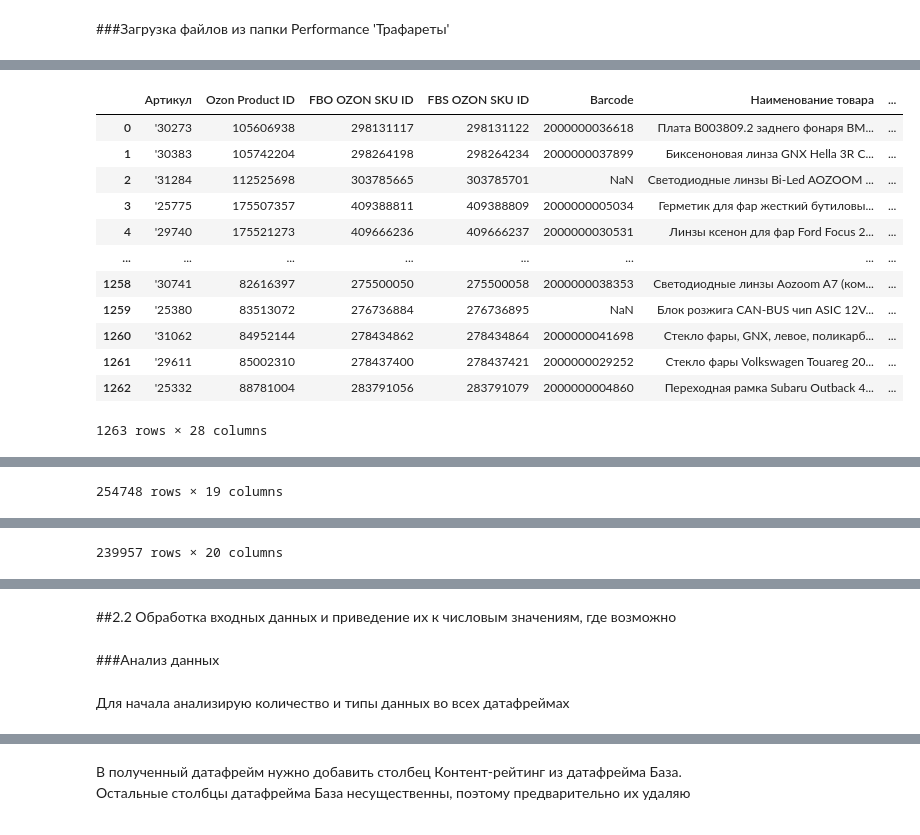
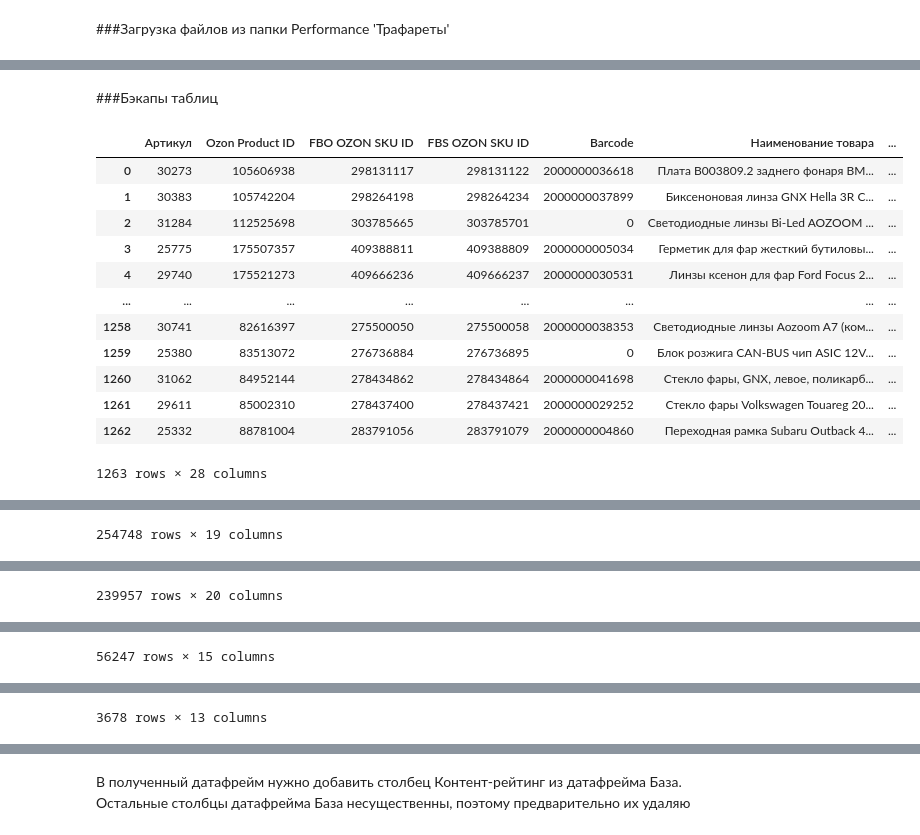
Before and after one commit to Untick/Marketplaces, a Jupyter notebook: Domoscanova Irina/AI_стажировка_Ingate_1_1_2.ipynb, the cells around one changed output, grey strips where cells are left out. Saved outputs shown, nothing was run; the diff lists cells and outputs as text; code cells hidden in the pictures.

```diff
--- a/Domoscanova Irina/AI_стажировка_Ingate_1_1_2.ipynb
+++ b/Domoscanova Irina/AI_стажировка_Ingate_1_1_2.ipynb
@@ -172,12 +289,14 @@ display(trafarets)
 # Имеются строки корректировки без привязки к артикулу и дате. Их можно узнать по отрицательному расходу
 # Чтобы иметь возможность отфильтровать данные без корректировок, нужно привести все данные, похожие на числа, в формат float
 
-trafarets.fillna(0, inplace=True)                                               # Замена Nan
-traf_col = ['Цена товара, ₽', 'CTR (%)', 'Ср. цена 1000 показов, ₽', 'Расход, ₽, с НДС', 'Выручка, ₽', 'Выручка с заказов модели, ₽']
+traf_col = ['Цена товара, ₽', 'CTR (%)', 'Ср. цена 1000 показов, ₽', 'Расход, ₽, с НДС', 'Выручка, ₽', 'Выручка с заказов модели, ₽', 'Ср. цена клика, ₽']
 trafarets[traf_col] = trafarets[traf_col].apply(lambda x: x.str.replace(',', '.').astype(float))          # Замена запятых на точки, приведение к Float
 
 trafarets = trafarets[(trafarets['Расход, ₽, с НДС'] >= 0)]                     # Отбор строк только с положительным расходом
 
+trafarets.fillna(0, inplace=True)                                               # Замена Nan
+trafarets['sku'] = trafarets['sku'].astype(int)
+
 trafarets.to_csv('/content/drive/MyDrive/AI/Стажировка Прогнозирование продаж на маркетплейсах INGATE/Трафареты/outer.csv')    # Запись получившегося датафрейма на диск для быстрого доступа
 
 display(trafarets)
@@ -197,0 +339,18 @@ display(trafarets)
+# %%
+# Загрузка и объединение в один датафрейм файлов Трафареты
+
+dir_pvp = '/content/drive/MyDrive/AI/Стажировка Прогнозирование продаж на маркетплейсах INGATE/ПВП/'    # Объявление директории, откуда гружу файлы
+pvp = pd.DataFrame()                                                      # Создаю пустой датафрейм, чтобы присоединять к нему каждый следующий файл
+for file in os.listdir(dir_pvp):                                                # Возвращаю список всех имен файлов и папок в указанной директории
+  if file.endswith('.csv'):                                                     # Если файл заканчивается на '.csv', то начинается цикл
+    pvp_ = pd.read_csv(dir_pvp+file,                                            # Читаю каждый файл
+                       sep=";",                                                 # Делимитер точка с запятой
+                       header=1,                                                # Заголовки во второй строке (индекс 1)
+                       skiprows=0,                                              # Пропускаю 1 строку сначала, так как в ней комментарий, а не данные
+                       skipfooter=1,                                            # Пропускаю 1 строку с конца, так как в ней подсчитаны итоги по файлу
+                       date_parser=['День'],
+                       dayfirst=True)
+    pvp = pd.concat([pvp, pvp_], ignore_index=True)                 # Последовательно объединяю прочитанные данные, игнорируя их индекс, чтобы был общий индекс объединенного датафрейма
+
+display(pvp)
+pvp.info()
@@ -197,0 +391,15 @@ display(trafarets)
+# %%
+# В получившемся датафрейме осталось несколько проблем:
+# Имеются строки корректировки без привязки к артикулу и дате. Их можно узнать по отрицательному расходу
+# Чтобы иметь возможность отфильтровать данные без корректировок, нужно привести все данные, похожие на числа, в формат float
+
+pvp_col = ['Цена продажи', 'Стоимость, ₽', 'Ставка, %', 'Ставка, ₽', 'Расход, ₽']
+pvp[pvp_col] = pvp[pvp_col].apply(lambda x: x.str.replace(',', '.').astype(float))          # Замена запятых на точки, приведение к Float
+
+pvp.fillna(0, inplace=True)                                               # Замена Nan
+pvp['Ozon ID рекламируемого товара'] = pvp['Ozon ID рекламируемого товара'].astype(int)
+pvp['Количество'] = pvp['Количество'].astype(float)
+
+trafarets.to_csv('/content/drive/MyDrive/AI/Стажировка Прогнозирование продаж на маркетплейсах INGATE/ПВП/outer.csv')    # Запись получившегося датафрейма на диск для быстрого доступа
+
+display(pvp)
@@ -198,22 +443,26 @@ display(trafarets)
+# %% [markdown]
+###Бэкапы таблиц
 # %%
 # Создание бэкапов всех таблиц
 backup_nomenclature = nomenclature.copy()
 backup_orders = orders.copy()
 backup_promo = promo.copy()
-display(backup_nomenclature, backup_orders, backup_promo)
+backup_trafarets = trafarets.copy()
+backup_pvp = pvp.copy()
+display(backup_nomenclature, backup_orders, backup_promo, backup_trafarets, backup_pvp)
 # %% [output]
 |  | Артикул | Ozon Product ID | FBO OZON SKU ID | FBS OZON SKU ID | Barcode | Наименование товара | ... |
-| 0 | '30273 | 105606938 | 298131117 | 298131122 | 2000000036618 | Плата B003809.2 заднего фонаря BM... | ... |
-| 1 | '30383 | 105742204 | 298264198 | 298264234 | 2000000037899 | Биксеноновая линза GNX Hella 3R C... | ... |
-| 2 | '31284 | 112525698 | 303785665 | 303785701 | NaN | Светодиодные линзы Bi-Led AOZOOM ... | ... |
-| 3 | '25775 | 175507357 | 409388811 | 409388809 | 2000000005034 | Герметик для фар жесткий бутиловы... | ... |
-| 4 | '29740 | 175521273 | 409666236 | 409666237 | 2000000030531 | Линзы ксенон для фар Ford Focus 2... | ... |
+| 0 | 30273 | 105606938 | 298131117 | 298131122 | 2000000036618 | Плата B003809.2 заднего фонаря BM... | ... |
+| 1 | 30383 | 105742204 | 298264198 | 298264234 | 2000000037899 | Биксеноновая линза GNX Hella 3R C... | ... |
+| 2 | 31284 | 112525698 | 303785665 | 303785701 | 0 | Светодиодные линзы Bi-Led AOZOOM ... | ... |
+| 3 | 25775 | 175507357 | 409388811 | 409388809 | 2000000005034 | Герметик для фар жесткий бутиловы... | ... |
+| 4 | 29740 | 175521273 | 409666236 | 409666237 | 2000000030531 | Линзы ксенон для фар Ford Focus 2... | ... |
 | ... | ... | ... | ... | ... | ... | ... | ... |
-| 1258 | '30741 | 82616397 | 275500050 | 275500058 | 2000000038353 | Светодиодные линзы Aozoom A7 (ком... | ... |
-| 1259 | '25380 | 83513072 | 276736884 | 276736895 | NaN | Блок розжига CAN-BUS чип ASIC 12V... | ... |
-| 1260 | '31062 | 84952144 | 278434862 | 278434864 | 2000000041698 | Стекло фары, GNX, левое, поликарб... | ... |
-| 1261 | '29611 | 85002310 | 278437400 | 278437421 | 2000000029252 | Стекло фары Volkswagen Touareg 20... | ... |
-| 1262 | '25332 | 88781004 | 283791056 | 283791079 | 2000000004860 | Переходная рамка Subaru Outback 4... | ... |
+| 1258 | 30741 | 82616397 | 275500050 | 275500058 | 2000000038353 | Светодиодные линзы Aozoom A7 (ком... | ... |
+| 1259 | 25380 | 83513072 | 276736884 | 276736895 | 0 | Блок розжига CAN-BUS чип ASIC 12V... | ... |
+| 1260 | 31062 | 84952144 | 278434862 | 278434864 | 2000000041698 | Стекло фары, GNX, левое, поликарб... | ... |
+| 1261 | 29611 | 85002310 | 278437400 | 278437421 | 2000000029252 | Стекло фары Volkswagen Touareg 20... | ... |
+| 1262 | 25332 | 88781004 | 283791056 | 283791079 | 2000000004860 | Переходная рамка Subaru Outback 4... | ... |
 1263 rows × 28 columns
 |  | Категория 3-го уровня | Товары | Модель | Ozon ID | Артикул | День | Уникальные посетители, всего | ... |
 | 0 | Разное автопринадлежности | Светодиодная подсветка салона | Светодиодная подсветка салона | 882353426 | 34414 | 2023-03-03 | 1 | ... |
@@ -243,0 +505 @@ display(backup_nomenclature, backup_orders, backup_promo)
+56247 rows × 15 columns
@@ -244,6 +518 @@ display(backup_nomenclature, backup_orders, backup_promo)
+3678 rows × 13 columns
-# %% [markdown]
-##2.2 Обработка входных данных и приведение их к числовым значениям, где возможно
-# %% [markdown]
-###Анализ данных
-# %% [markdown]
-Для начала анализирую количество и типы данных во всех датафреймах
```
Also changed, not shown: parts of 56 cells of this notebook.
